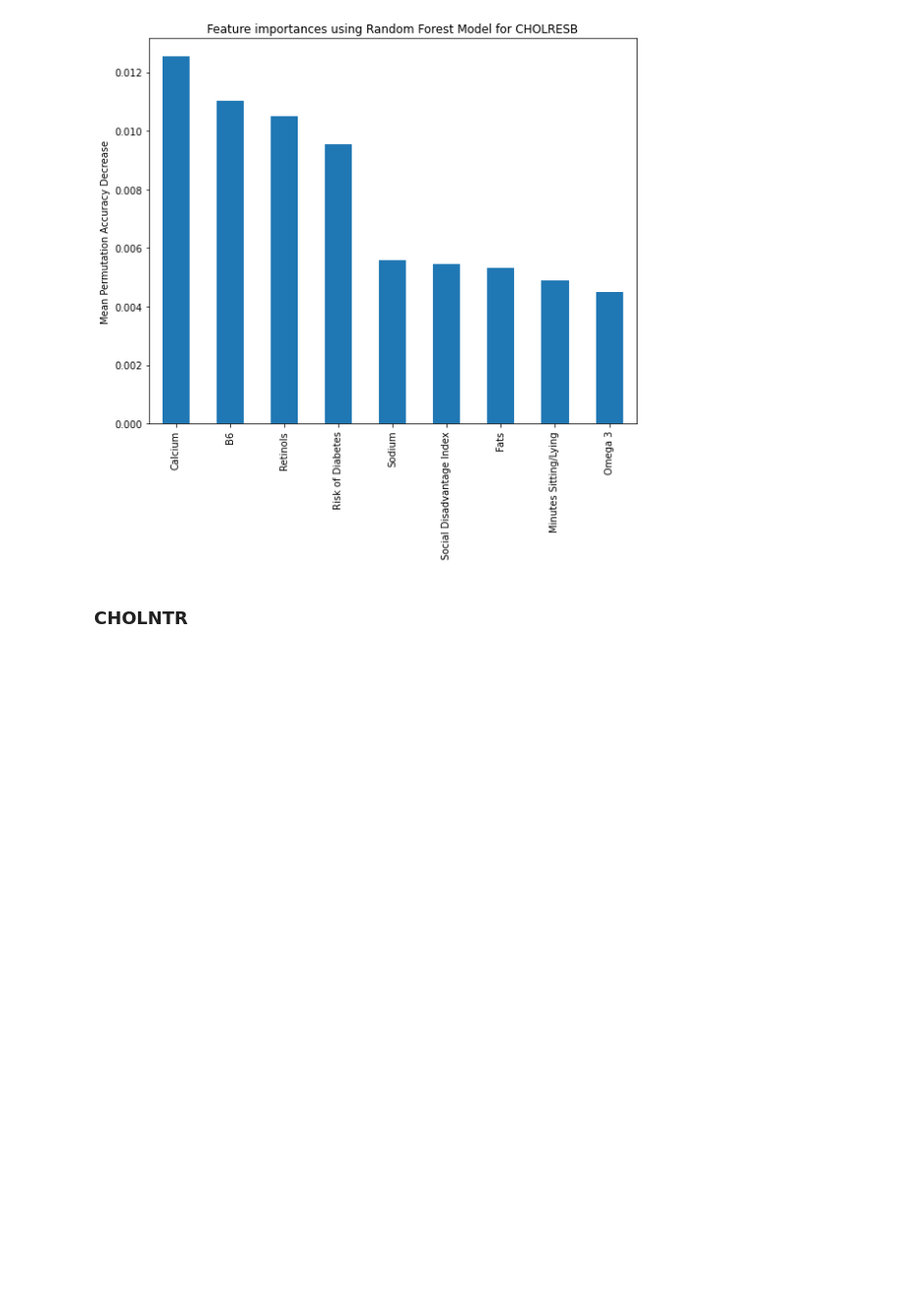
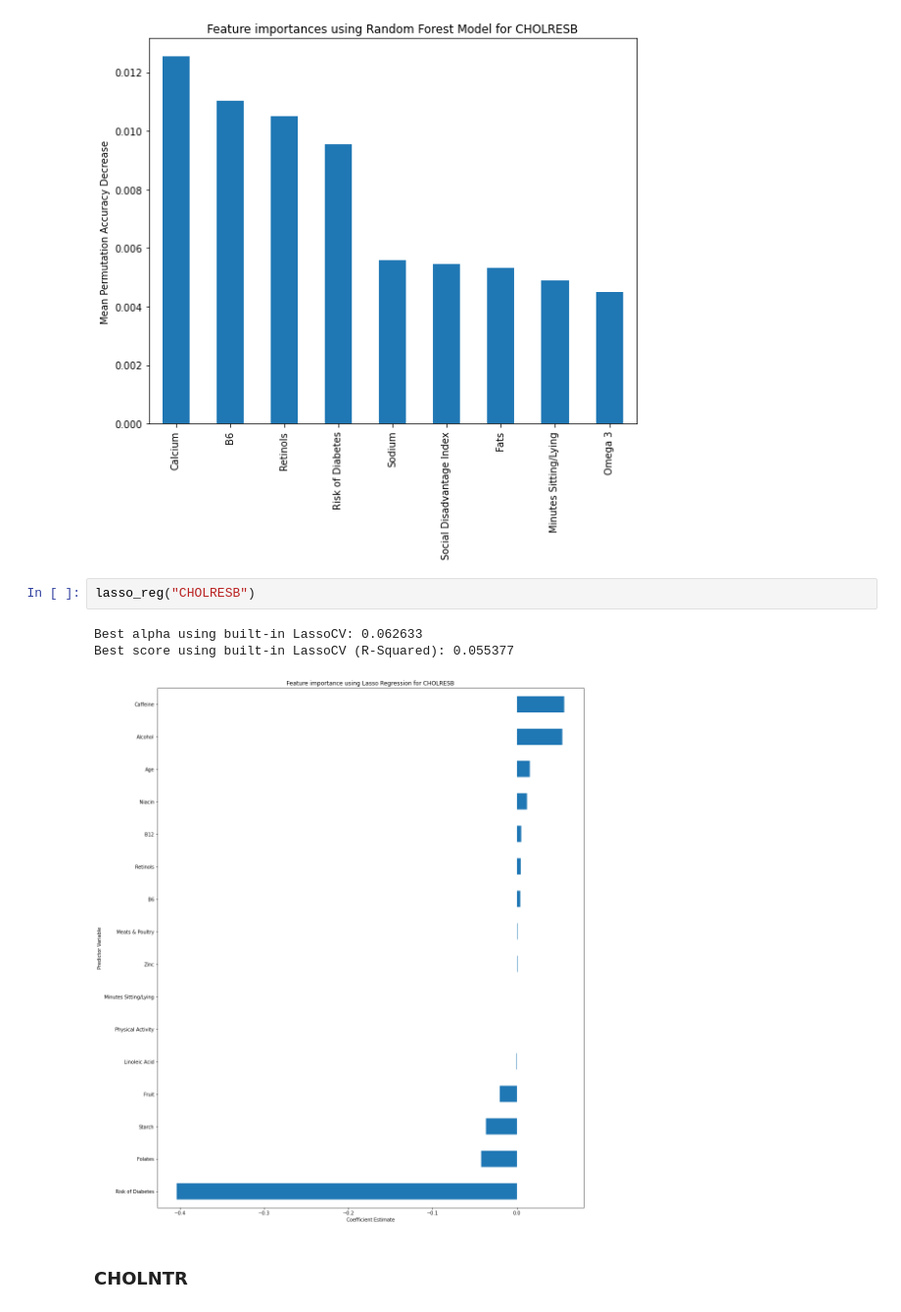
Before and after one commit to yunze-zhang/STAT3888-Group-Project, a Jupyter notebook: further_analysis.ipynb, the cells around one changed output. Shown at 98% size. Drawn from its saved outputs; the diff is of its cells as text; blank space fills up the shorter version.

```diff
--- a/further_analysis.ipynb
+++ b/further_analysis.ipynb
@@ -394,6 +394,12 @@ random_forest("CHOLRESB")
 Accuracy: 0.190 (0.021)
 [figure]
 [figure]
+# %%
+lasso_reg("CHOLRESB")
+# %% [output]
+Best alpha using built-in LassoCV: 0.062633
+Best score using built-in LassoCV (R-Squared): 0.055377
+[figure, added]
 # %% [markdown]
 ### CHOLNTR
 # %%
```
Also changed, not shown: parts of 1 cell of this notebook, 2 other files.
